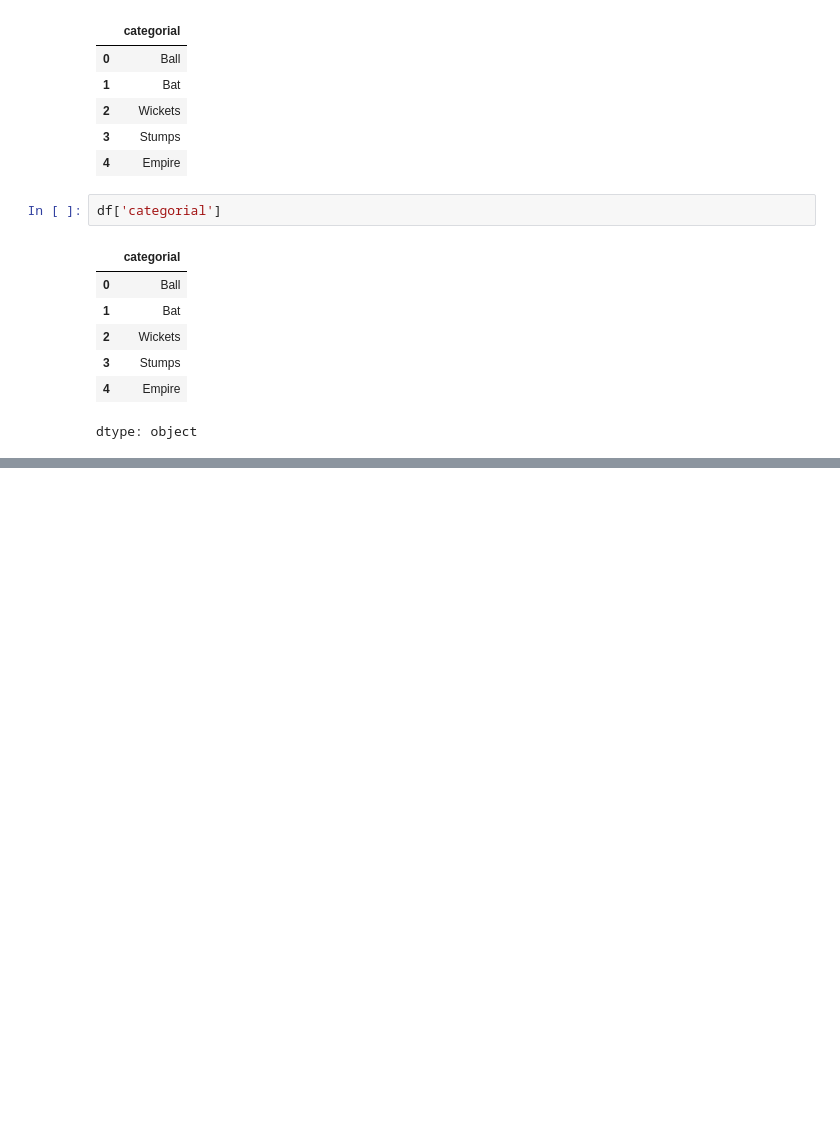
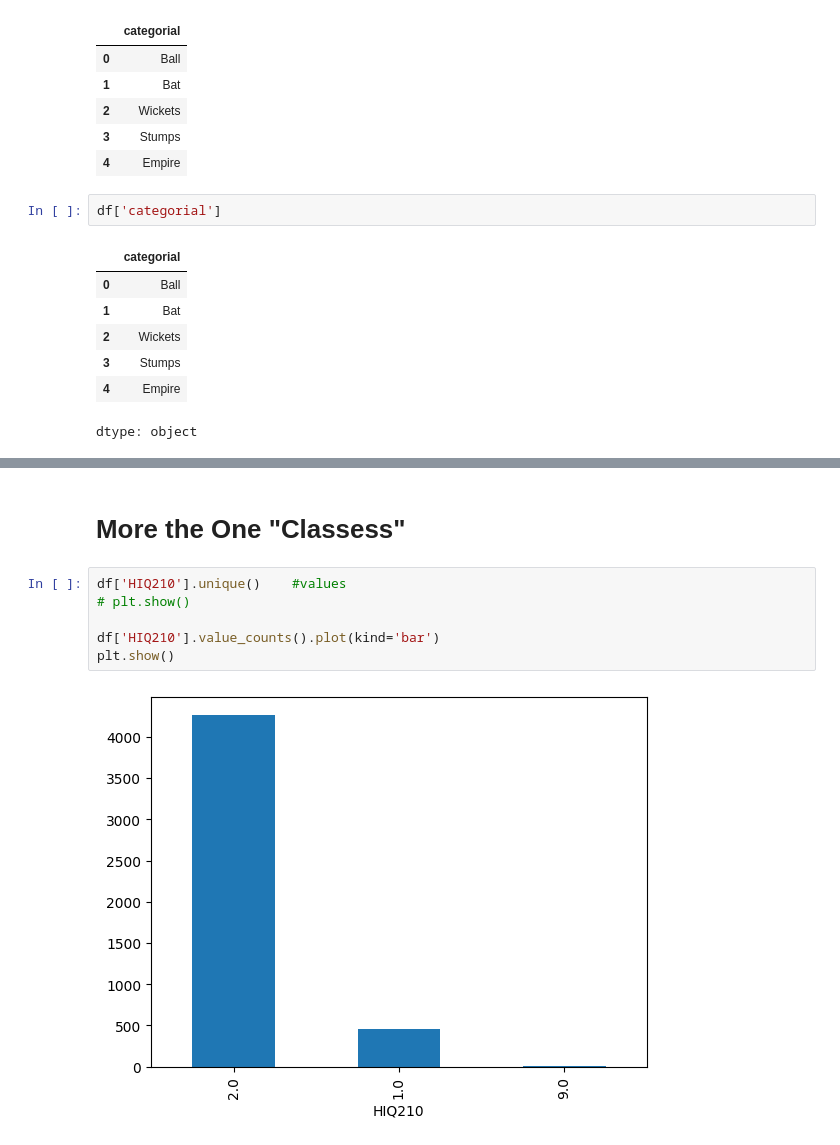
Before and after one commit to Zaibi-Here/Python-DSAI, a Jupyter notebook: Machine Learning/DataParactise1.ipynb, the cells around one changed output, grey strips where cells are left out. Drawn from its saved outputs; the diff is of its cells as text; blank space fills up the shorter version.

```diff
--- a/Machine Learning/DataParactise1.ipynb
+++ b/Machine Learning/DataParactise1.ipynb
@@ -178,0 +239,10 @@ array([[ True, False, False],
+# %% [markdown]
+# More the One "Classess"
+# %%
+df['HIQ210'].unique()    #values
+# plt.show()
+
+df['HIQ210'].value_counts().plot(kind='bar')
+plt.show()
+# %% [output]
+[figure, added]
```
Also changed, not shown: parts of 24 cells of this notebook.
